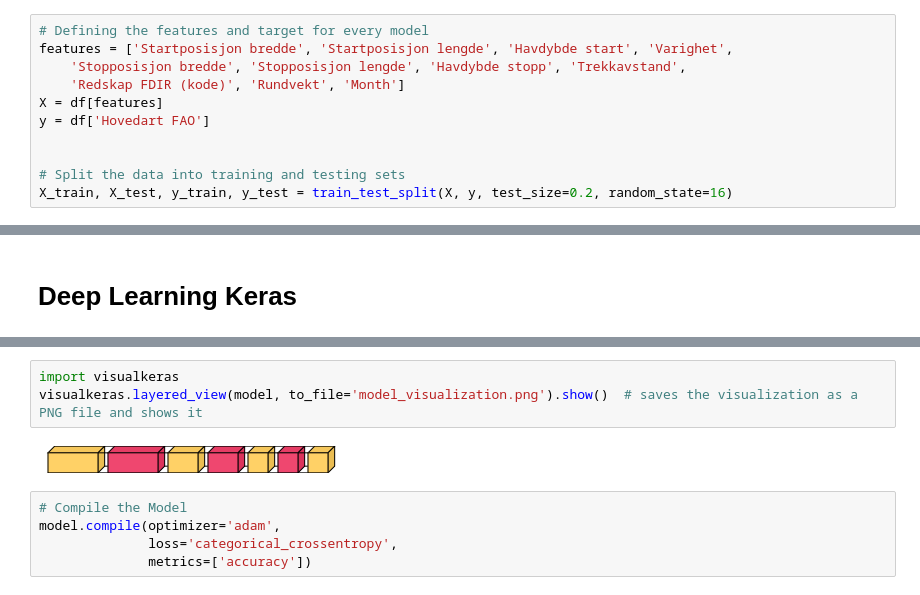
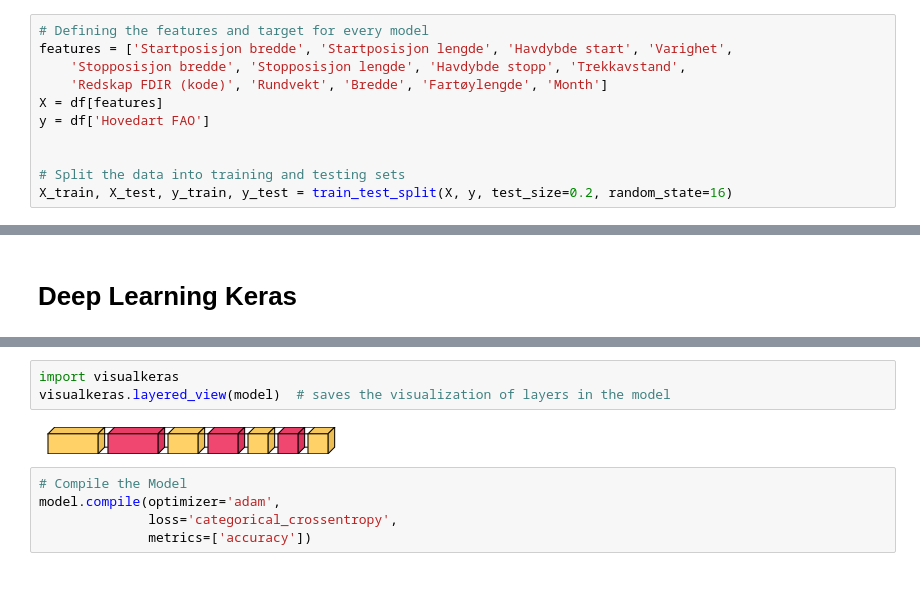
Before and after one commit to GeorgRis/Innlevering_INFO282, a Jupyter notebook: preprocess.ipynb, the cells around one changed output, grey strips where cells are left out. Saved outputs shown, nothing was run; the diff lists cells and outputs as text.

```diff
--- a/preprocess.ipynb
+++ b/preprocess.ipynb
@@ -265,7 +272,7 @@ Also by changing this we get clear data with no direct link to the answer, and s
 # Defining the features and target for every model
 features = ['Startposisjon bredde', 'Startposisjon lengde', 'Havdybde start', 'Varighet',
     'Stopposisjon bredde', 'Stopposisjon lengde', 'Havdybde stopp', 'Trekkavstand',
-    'Redskap FDIR (kode)', 'Rundvekt', 'Month']
+    'Redskap FDIR (kode)', 'Rundvekt', 'Bredde', 'Fartøylengde', 'Month']
 X = df[features]
 y = df['Hovedart FAO']
 
@@ -425,8 +450,8 @@ model = tf.keras.models.Sequential([
 # %%
 import visualkeras
-visualkeras.layered_view(model, to_file='model_visualization.png').show()  # saves the visualization as a PNG file and shows it
+visualkeras.layered_view(model)  # saves the visualization of layers in the model
+# %% [output]
+[figure, added]
-# %% [markdown]
-![model_visualization.png](attachment:model_visualization.png)
 # %%
 # Compile the Model
 model.compile(optimizer='adam',
```
Also changed, not shown: parts of 14 cells of this notebook.
